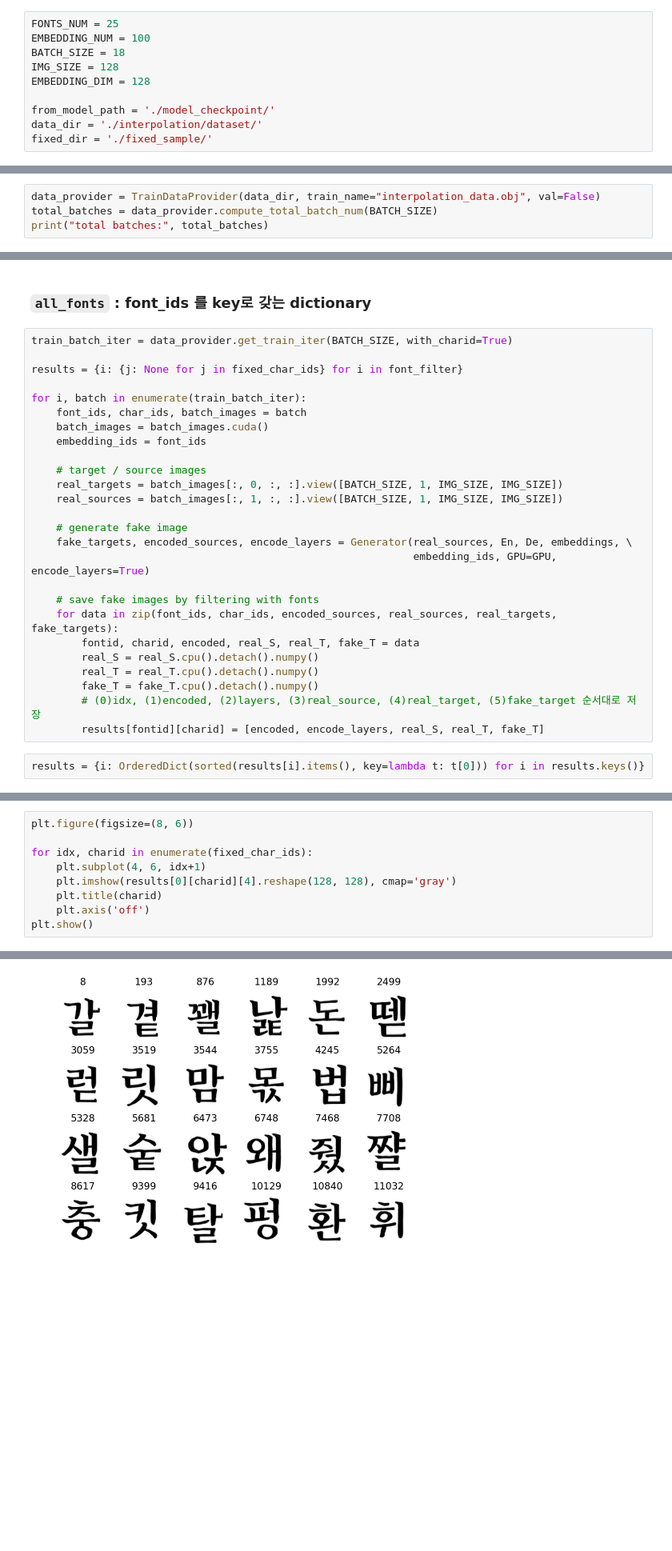
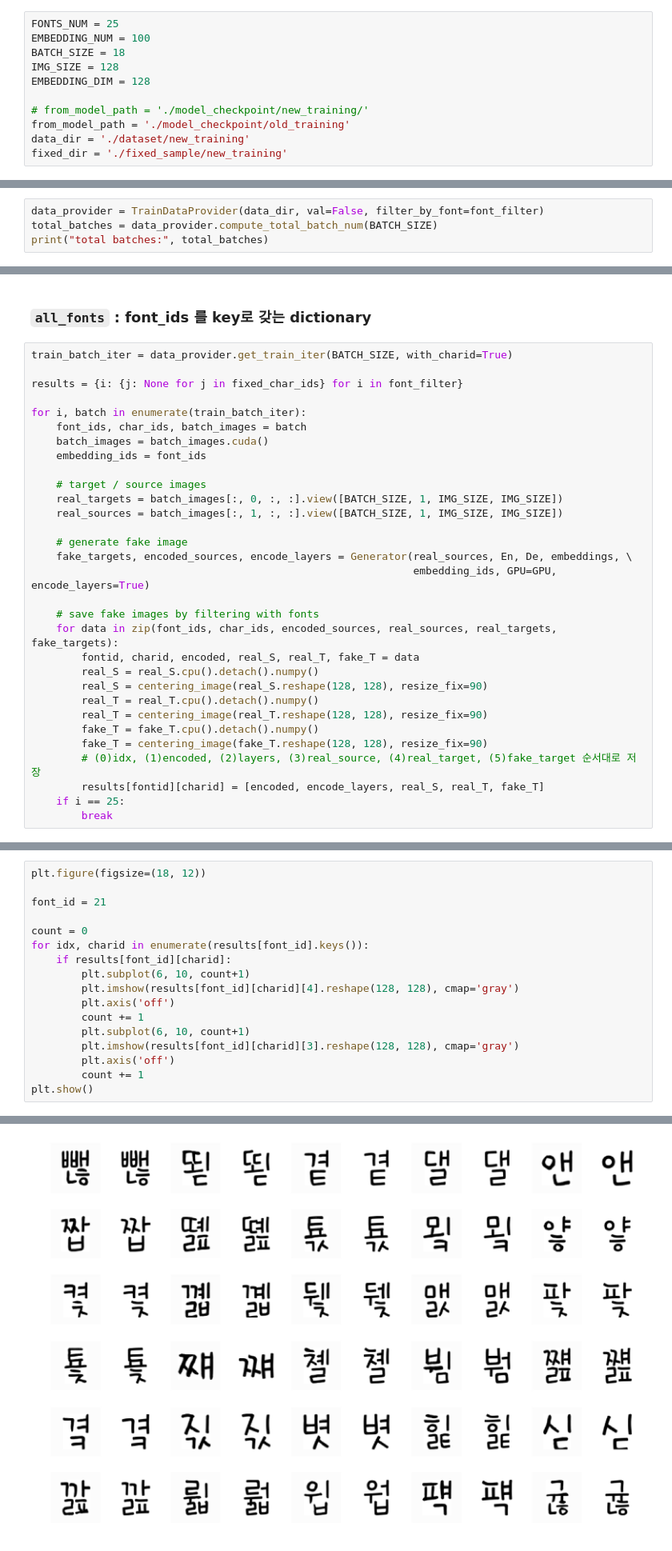
Before and after one commit to jeina7/GAN-handwriting-styler, a Jupyter notebook: 12_save_generated_outputs.ipynb, the cells around one changed output, grey strips where cells are left out. Shown at 80% size. Saved outputs shown, nothing was run; the diff lists cells and outputs as text; blank space fills up the shorter version.

````diff
--- a/12_save_generated_outputs.ipynb
+++ b/12_save_generated_outputs.ipynb
@@ -34,7 +33,8 @@ BATCH_SIZE = 18
 IMG_SIZE = 128
 EMBEDDING_DIM = 128
 
-from_model_path = './model_checkpoint/'
-data_dir = './interpolation/dataset/'
-fixed_dir = './fixed_sample/'
+# from_model_path = './model_checkpoint/new_training/'
+from_model_path = './model_checkpoint/old_training'
+data_dir = './dataset/new_training'
+fixed_dir = './fixed_sample/new_training'
 # %% [markdown]
@@ -113,7 +120,7 @@ font_filter
 ## Load Data
 ### 18fonts x 24chars = 432개 data
 # %%
-data_provider = TrainDataProvider(data_dir, train_name="interpolation_data.obj", val=False)
+data_provider = TrainDataProvider(data_dir, val=False, filter_by_font=font_filter)
 total_batches = data_provider.compute_total_batch_num(BATCH_SIZE)
 print("total batches:", total_batches)
 # %% [output]
@@ -144,12 +152,15 @@ for i, batch in enumerate(train_batch_iter):
     for data in zip(font_ids, char_ids, encoded_sources, real_sources, real_targets, fake_targets):
         fontid, charid, encoded, real_S, real_T, fake_T = data
         real_S = real_S.cpu().detach().numpy()
+        real_S = centering_image(real_S.reshape(128, 128), resize_fix=90)
         real_T = real_T.cpu().detach().numpy()
+        real_T = centering_image(real_T.reshape(128, 128), resize_fix=90)
         fake_T = fake_T.cpu().detach().numpy()
+        fake_T = centering_image(fake_T.reshape(128, 128), resize_fix=90)
         # (0)idx, (1)encoded, (2)layers, (3)real_source, (4)real_target, (5)fake_target 순서대로 저장
         results[fontid][charid] = [encoded, encode_layers, real_S, real_T, fake_T]
+    if i == 25:
+        break
-# %%
-results = {i: OrderedDict(sorted(results[i].items(), key=lambda t: t[0])) for i in results.keys()}
 # %%
 results[5].keys()
 # %% [output]
@@ -189,12 +198,20 @@ results = {
 }
 ```
 # %%
-plt.figure(figsize=(8, 6))
+plt.figure(figsize=(18, 12))
 
-for idx, charid in enumerate(fixed_char_ids):
-    plt.subplot(4, 6, idx+1)
-    plt.imshow(results[0][charid][4].reshape(128, 128), cmap='gray')
-    plt.title(charid)
-    plt.axis('off')
+font_id = 21
+
+count = 0
+for idx, charid in enumerate(results[font_id].keys()):
+    if results[font_id][charid]:
+        plt.subplot(6, 10, count+1)
+        plt.imshow(results[font_id][charid][4].reshape(128, 128), cmap='gray')
+        plt.axis('off')
+        count += 1
+        plt.subplot(6, 10, count+1)
+        plt.imshow(results[font_id][charid][3].reshape(128, 128), cmap='gray')
+        plt.axis('off')
+        count += 1
 plt.show()
 # %% [output]
@@ -201,4 +219,4 @@ plt.show()
-[figure, old version]
+[figure, new version]
 # %% [markdown]
 - 나머지는 image로 save 해두기
 # %% [markdown]
````
Also changed, not shown: parts of 33 cells of this notebook.
